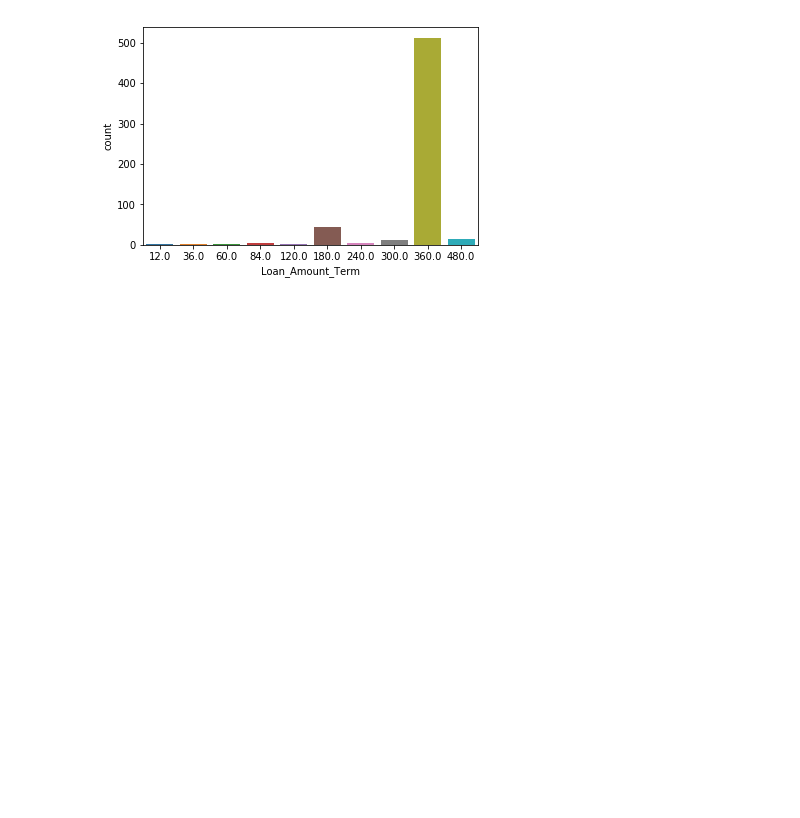
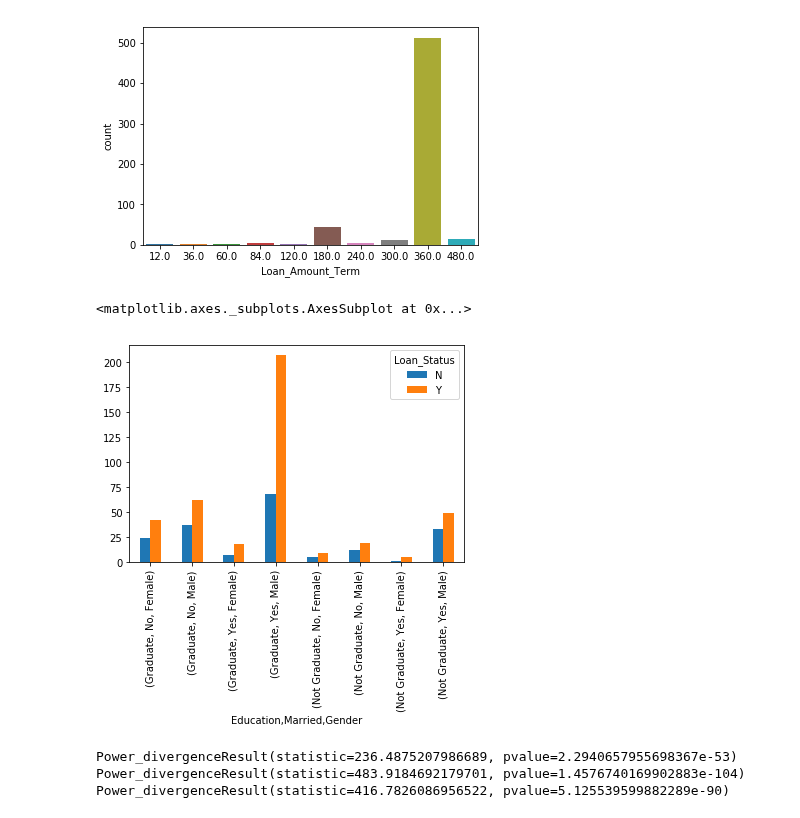
Before and after one commit to ashu6811/HomeProjects, a Jupyter notebook: PreProLoan.ipynb, the cells around one changed output. Cells and saved outputs as stored; diff of their text form; code cells hidden in the pictures; blank space fills up the shorter version.

Commit message:
uptil chi-sqaure bivariate analysis

```diff
--- a/PreProLoan.ipynb
+++ b/PreProLoan.ipynb
@@ -430,3 +432,23 @@ Missing Values = 14
 #[A] CATEGORICAL VARIBALES & CATEGORICAL VARIABLES
 #[B] CONTINUOUS VARIABLES & CONTINUOUS VARIABLES
 #[C] CATEGORICAL VARIABLES & CONTINUOUS VARIABLES
+# %%
+#[III] BIVARIATE VARIABLE ANALYSIS is going on...
+#[A] CATEGORICAL VARIBALES & CATEGORICAL VARIABLES
+
+tem = pd.crosstab(index=[raw['Education'], raw['Married'], raw['Gender']], columns=raw['Loan_Status'])
+tem.plot.bar()
+# %% [output]
+<matplotlib.axes._subplots.AxesSubplot at 0x...>
+[figure, added]
+# %%
+#[III] BIVARIATE VARIABLE ANALYSIS is going on...
+#[A] CATEGORICAL VARIBALES & CATEGORICAL VARIABLES is going on...
+from scipy.stats import chisquare
+print(chisquare(pd.crosstab(index=raw['Gender'], columns="count"), axis=None))
+print(chisquare( pd.crosstab(index=raw['Gender'], columns=raw['Education']), axis=None))
+print(chisquare(pd.crosstab(index=raw['Gender'],columns=raw['Married']), axis=None))
+# %% [output]
+Power_divergenceResult(statistic=236.4875207986689, pvalue=2.2940657955698367e-53)
+Power_divergenceResult(statistic=483.9184692179701, pvalue=1.4576740169902883e-104)
+Power_divergenceResult(statistic=416.7826086956522, pvalue=5.125539599882289e-90)
```
Also changed, not shown: parts of 19 cells of this notebook.
